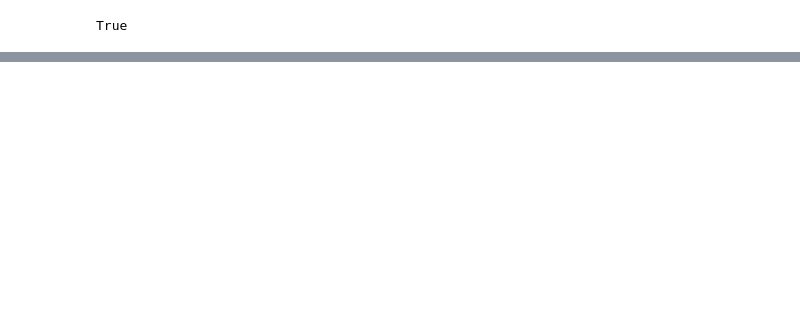
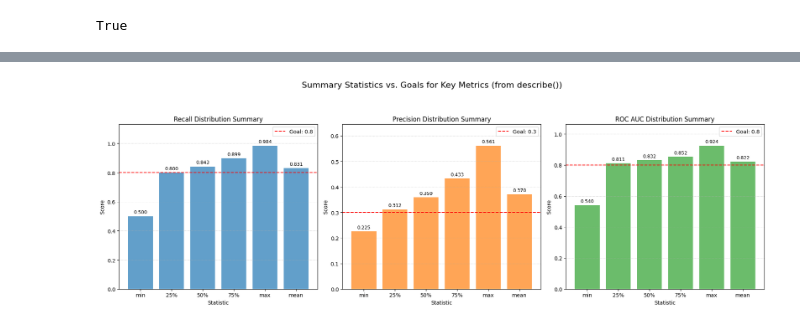
Before and after one commit to teampds2025/Practice_2, a Jupyter notebook: notebooks/3. Finalize and Deploy/daily_metrics.ipynb, the cells around one changed output, grey strips where cells are left out. Drawn from its saved outputs; the diff is of its cells as text; code cells hidden in the pictures; blank space fills up the shorter version.

```diff
--- a/notebooks/3. Finalize and Deploy/daily_metrics.ipynb
+++ b/notebooks/3. Finalize and Deploy/daily_metrics.ipynb
@@ -49,0 +150,52 @@ df
+# %%
+df_description = df[['recall', 'precision_val', 'roc_auc']].describe()
+
+metrics_to_plot = ['recall', 'precision_val', 'roc_auc']
+goals = {
+    'recall': 0.8,
+    'precision_val': 0.3,
+    'roc_auc': 0.8
+}
+
+stats_data = {}
+stat_rows = ['min', '25%', '50%', '75%', 'max', 'mean']
+for metric in metrics_to_plot:
+    metric_stats = df_description.loc[stat_rows, metric].to_dict()
+    metric_stats['goal'] = goals[metric]
+    stats_data[metric] = metric_stats
+
+stat_order = ['min', '25%', '50%', '75%', 'max', 'mean']
+
+titles = ['Recall Distribution Summary', 'Precision Distribution Summary', 'ROC AUC Distribution Summary']
+colors = ['#1f77b4', '#ff7f0e', '#2ca02c']
+
+fig, axes = plt.subplots(nrows=1, ncols=3, figsize=(18, 6))
+fig.suptitle('Summary Statistics vs. Goals for Key Metrics (from describe())', fontsize=16, y=1.02)
+
+for i, metric in enumerate(metrics_to_plot):
+    ax = axes[i]
+    metric_data = stats_data[metric]
+    goal = metric_data['goal']
+    color = colors[i]
+
+    values = [metric_data[stat] for stat in stat_order]
+
+    bars = ax.bar(stat_order, values, color=color, alpha=0.7)
+
+    ax.axhline(goal, color='red', linestyle='--', linewidth=1.5, label=f'Goal: {goal:.1f}')
+
+    ax.bar_label(bars, fmt='%.3f', padding=3, fontsize=9)
+
+    ax.set_title(titles[i])
+    ax.set_ylabel('Score')
+    ax.set_xlabel('Statistic')
+    ax.legend()
+    ax.grid(True, axis='y', linestyle=':', alpha=0.7)
+
+    plot_max_value = max(values + [goal])
+    ax.set_ylim(bottom=0, top=plot_max_value * 1.15)
+
+plt.tight_layout(rect=[0, 0, 1, 0.95])
+plt.show()
+# %% [output]
+[figure, added]
```
Also changed, not shown: parts of 9 cells of this notebook.
